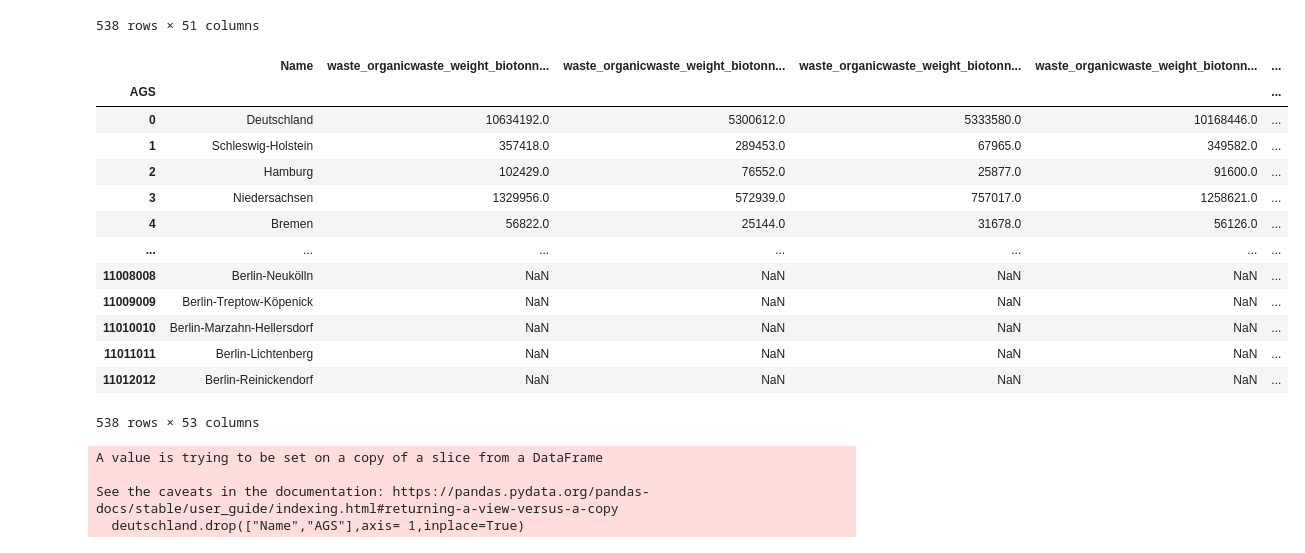
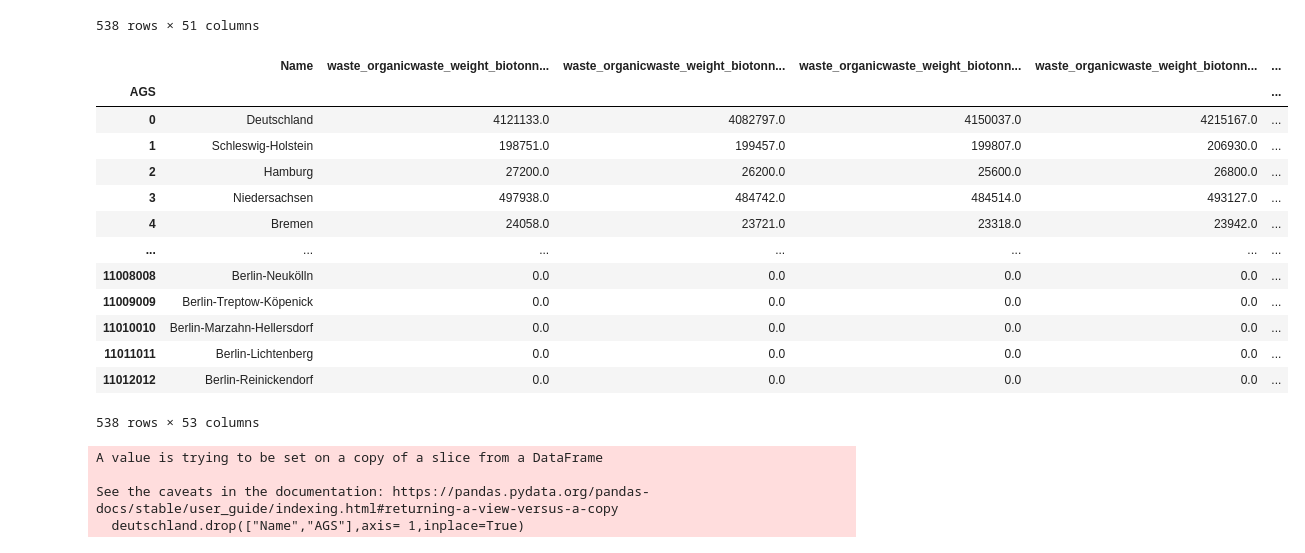
Before and after one commit to uclab-potsdam/klimataz, a Jupyter notebook: data/waste/final_data_waste_landkreis.ipynb, the cells around one changed output. Drawn from its saved outputs; the diff is of its cells as text; code cells hidden in the pictures.

```diff
--- a/data/waste/final_data_waste_landkreis.ipynb
+++ b/data/waste/final_data_waste_landkreis.ipynb
@@ -103,40 +103,42 @@ pt_df
 # %%
 #collapse levels of column names and join waste type to year
 pt_df.columns = pt_df.columns.map('_'.join)
 
 #sort columns so indicators are together
-pt_df.columns=sorted(pt_df.columns)
+pt_df=pt_df[sorted(pt_df.columns)]
 
 #prepend all columns with indicator name
 pt_df=pt_df.add_prefix('waste_organicwaste_')
 
 #convert AGS to numeric and set as new index
 pt_df.reset_index(inplace=True)
 pt_df['AGS'] = pd.to_numeric(pt_df['AGS'])
 pt_df.set_index('AGS',inplace=True)
 pt_df.sort_index(ascending=True,inplace=True)
 
 #strip whitespace from region names
 pt_df['Name']=pt_df['Name'].str.strip()
 
 #unit of measure
 pt_df["Unit"] = "Kg per person"
 
+
 pt_df
+#sorted(pt_df.columns)
 # %% [output]
 |  | Name | waste_organicwaste_weight_biotonn... | waste_organicwaste_weight_biotonn... | waste_organicwaste_weight_biotonn... | waste_organicwaste_weight_biotonn... | ... |
 | AGS |  |  |  |  |  | ... |
-| 0 | Deutschland | 10634192.0 | 5300612.0 | 5333580.0 | 10168446.0 | ... |
-| 1 | Schleswig-Holstein | 357418.0 | 289453.0 | 67965.0 | 349582.0 | ... |
-| 2 | Hamburg | 102429.0 | 76552.0 | 25877.0 | 91600.0 | ... |
-| 3 | Niedersachsen | 1329956.0 | 572939.0 | 757017.0 | 1258621.0 | ... |
-| 4 | Bremen | 56822.0 | 25144.0 | 31678.0 | 56126.0 | ... |
+| 0 | Deutschland | 4121133.0 | 4082797.0 | 4150037.0 | 4215167.0 | ... |
+| 1 | Schleswig-Holstein | 198751.0 | 199457.0 | 199807.0 | 206930.0 | ... |
+| 2 | Hamburg | 27200.0 | 26200.0 | 25600.0 | 26800.0 | ... |
+| 3 | Niedersachsen | 497938.0 | 484742.0 | 484514.0 | 493127.0 | ... |
+| 4 | Bremen | 24058.0 | 23721.0 | 23318.0 | 23942.0 | ... |
 | ... | ... | ... | ... | ... | ... | ... |
-| 11008008 | Berlin-Neukölln | NaN | NaN | NaN | NaN | ... |
-| 11009009 | Berlin-Treptow-Köpenick | NaN | NaN | NaN | NaN | ... |
-| 11010010 | Berlin-Marzahn-Hellersdorf | NaN | NaN | NaN | NaN | ... |
-| 11011011 | Berlin-Lichtenberg | NaN | NaN | NaN | NaN | ... |
-| 11012012 | Berlin-Reinickendorf | NaN | NaN | NaN | NaN | ... |
+| 11008008 | Berlin-Neukölln | 0.0 | 0.0 | 0.0 | 0.0 | ... |
+| 11009009 | Berlin-Treptow-Köpenick | 0.0 | 0.0 | 0.0 | 0.0 | ... |
+| 11010010 | Berlin-Marzahn-Hellersdorf | 0.0 | 0.0 | 0.0 | 0.0 | ... |
+| 11011011 | Berlin-Lichtenberg | 0.0 | 0.0 | 0.0 | 0.0 | ... |
+| 11012012 | Berlin-Reinickendorf | 0.0 | 0.0 | 0.0 | 0.0 | ... |
 538 rows × 53 columns
 # %%
 #save dataframe to file
```
Also changed, not shown: parts of 3 cells of this notebook, 2 other files.
